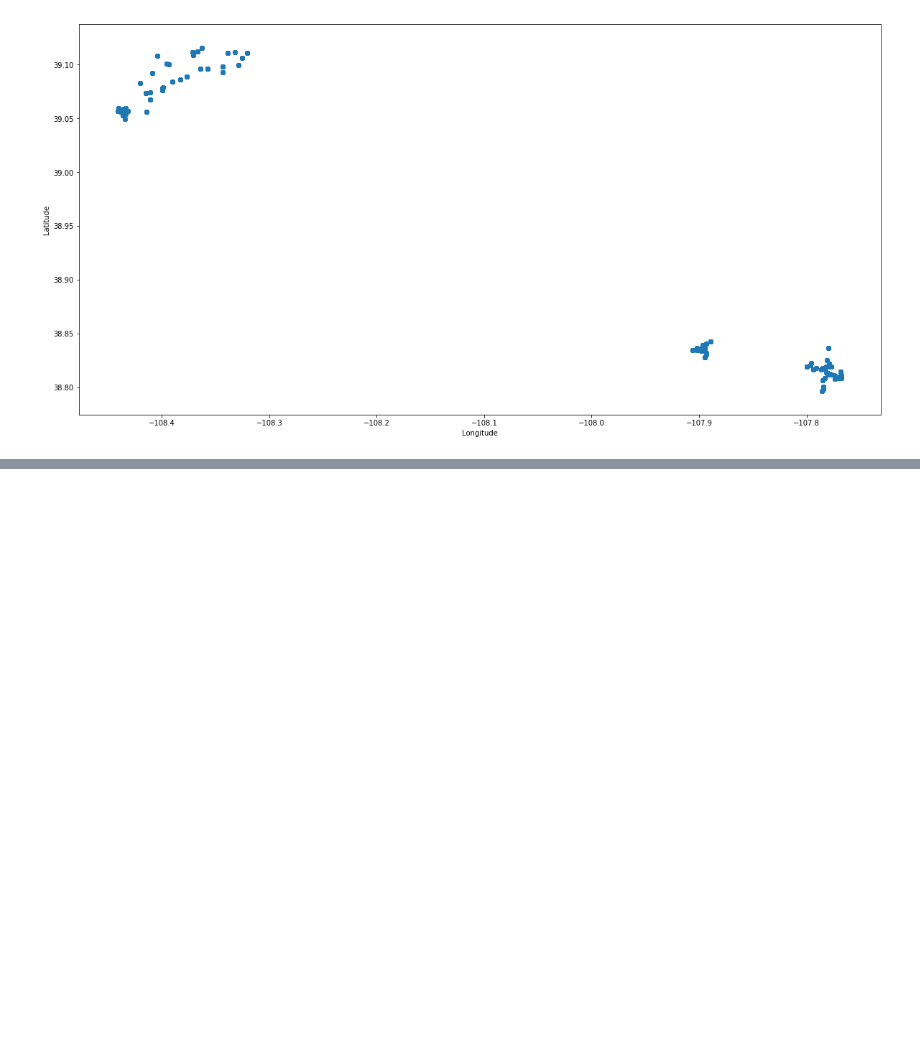
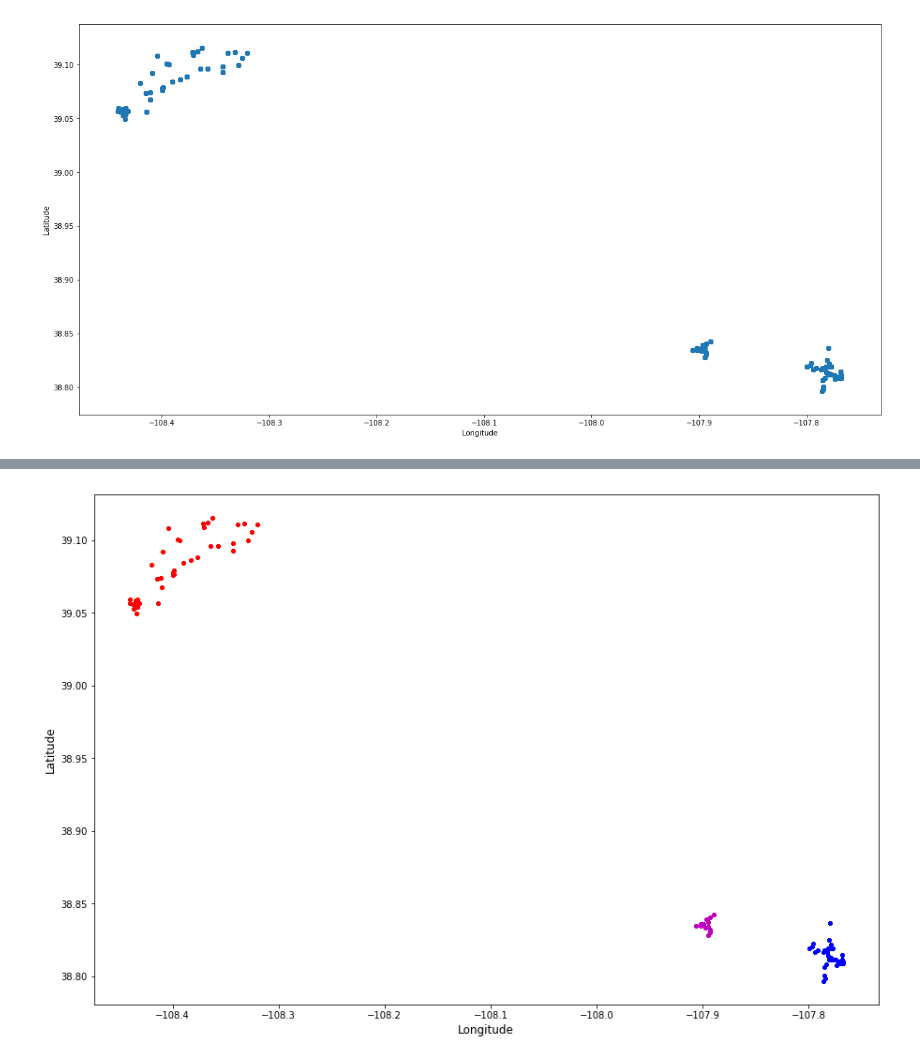
Before and after one commit to skaraoglu/ds_project_smartyields, a Jupyter notebook: Untitled.ipynb, the cells around one changed output, grey strips where cells are left out. Saved outputs shown, nothing was run; the diff lists cells and outputs as text; code cells hidden in the pictures; blank space fills up the shorter version.

```diff
--- a/Untitled.ipynb
+++ b/Untitled.ipynb
@@ -146,12 +153,21 @@ dcorr
 | movement | -0.018821 | 0.023114 | -0.046255 | -0.038943 | 0.028599 | 1.000000 |
 # %%
 #Finding the maximum values of Latitude and Longitude
-lat_max = data3['latitude'].max()
-lat_min = data3['latitude'].min()
-lon_max = data3['longitude'].max()
-lon_min = data3['longitude'].min()
+lat_max = data['latitude'].max()
+lat_min = data['latitude'].min()
+lon_max = data['longitude'].max()
+lon_min = data['longitude'].min()
 print("Latitude max & min: %.6f , %.6f" % (lat_max, lat_min))
 print("Longitude max & min: %.6f , %.6f" % (lon_max, lon_min))
+lat_dist = np.absolute(lat_max - lat_min)
+lon_dist = np.absolute(lon_max - lon_min)
+print("Distance Latitude: %.6f , Longitude: %.6f" % (lat_dist, lon_dist))
+lat_dist_m = (lat_dist + 0.1) * 111000
+lon_dist_m = (lon_dist + 0.1) * 111000
+print("Distance METERs Latitude: %.6f , Longitude: %.6f" % (lat_dist_m, lon_dist_m))
+lat_cent = lat_min + lat_dist/2
+lon_cent = lon_min + lon_dist/2
+print("Center values for mapping Latitude: %.6f , Longitude: %.6f" % (lat_cent, lon_cent))
 # %% [output]
 Latitude max & min: 39.115519 , 38.796464
 Longitude max & min: -107.767600 , -108.440651
@@ -174,0 +223,22 @@ plt.show()
+# %%
+'''Run a clustering algorithm to group datapoints that are close geologically.
+Since the number of clusters are obvious from previous plots, just used the number.
+'''
+#Define a mini batch K Means clustering (time efficient)
+mbatch = MiniBatchKMeans(n_clusters=3, batch_size=5, n_init=10, max_no_improvement=10, verbose=0)
+#Create the grid with corresponding size (latitude and longitude axis values defined above)
+x, y = np.meshgrid(lon_ticks, lat_ticks)
+#Seperate the geolocation data from dataframe to a list
+X = data.loc[:, ['longitude', 'latitude']]
+mbatch.fit(X)
+ptsymb = np.array(['b.','r.','m.']) #Colors
+plt.figure(figsize=(15,10))
+plt.ylabel('Latitude', fontsize=12)
+plt.xlabel('Longitude', fontsize=12)
+for i in range(3):
+    #Pick every member of the corresponding (i) cluster and plot it
+    cluster=np.where(mbatch.labels_==i)[0]
+    plt.plot(X.longitude[cluster].values,X.latitude[cluster].values,ptsymb[i])
+plt.show()
+# %% [output]
+[figure, added]
```
Also changed, not shown: parts of 9 cells of this notebook.
